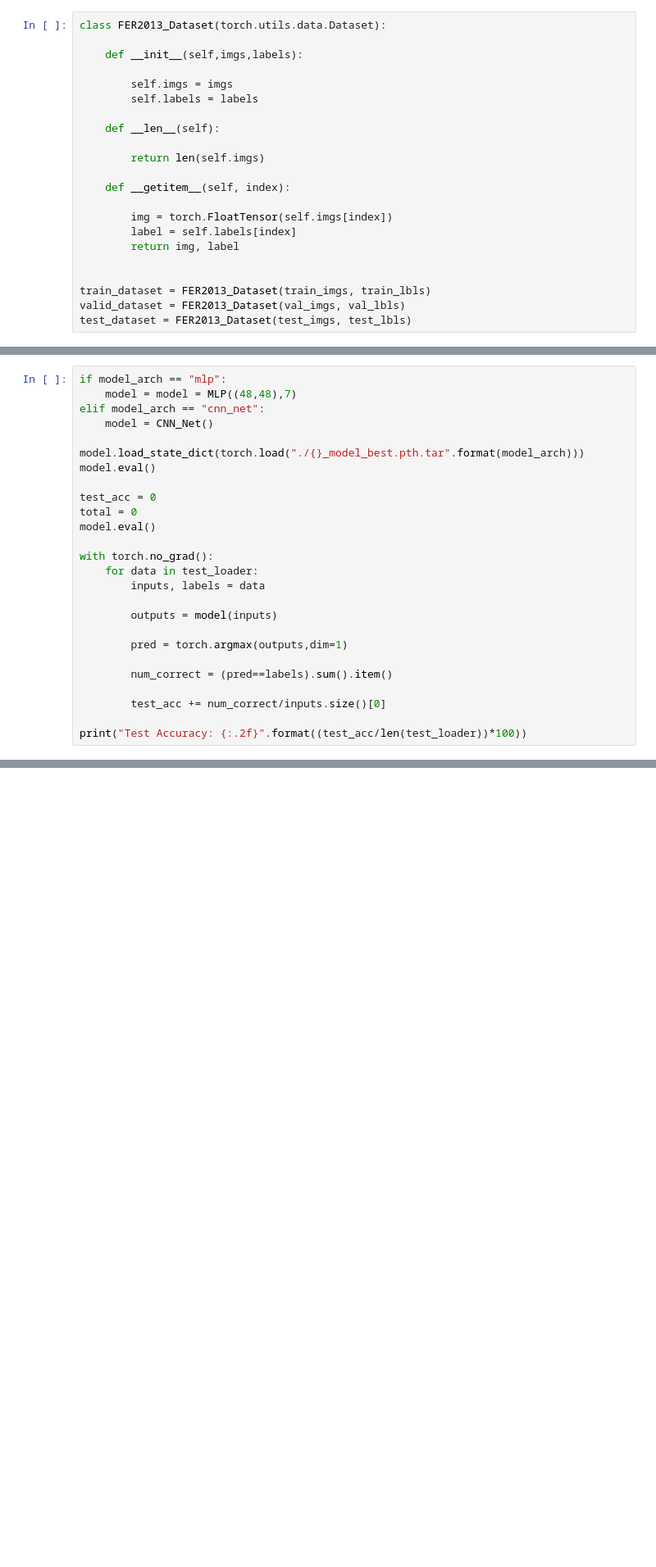
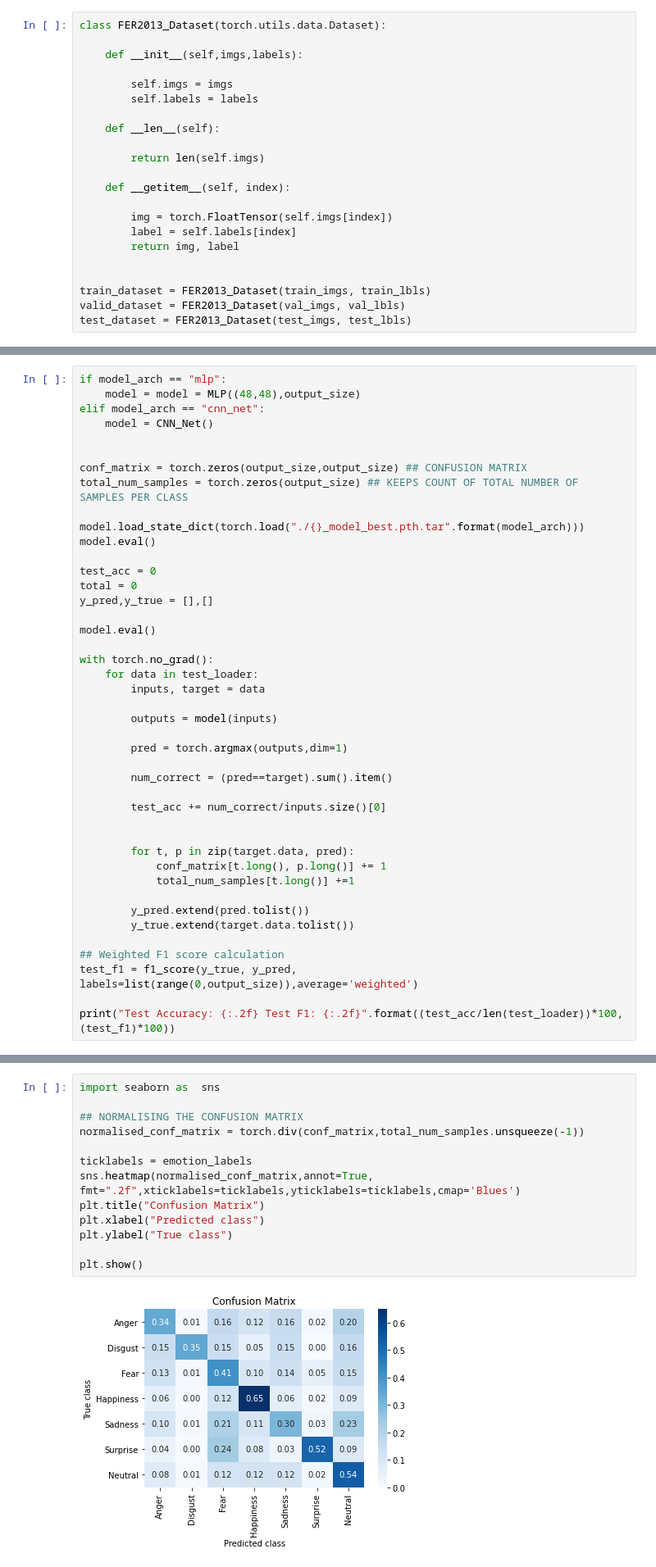
Before and after one commit to varsha33/a_basic_FER_example, a Jupyter notebook: A basic example FER.ipynb, the cells around one changed output, grey strips where cells are left out. Shown at 82% size. Drawn from its saved outputs; the diff is of its cells as text; blank space fills up the shorter version.

Commit message:
Added confusion matrix and more comments

```diff
--- a/A basic example FER.ipynb
+++ b/A basic example FER.ipynb
@@ -268,26 +313,43 @@ for epoch in range(nepoch):  # loop over the dataset multiple times
 # %%
 if model_arch == "mlp":
-    model = model = MLP((48,48),7)
+    model = model = MLP((48,48),output_size)
 elif model_arch == "cnn_net":
     model = CNN_Net()
+
+
+conf_matrix = torch.zeros(output_size,output_size) ## CONFUSION MATRIX
+total_num_samples = torch.zeros(output_size) ## KEEPS COUNT OF TOTAL NUMBER OF SAMPLES PER CLASS
 
 model.load_state_dict(torch.load("./{}_model_best.pth.tar".format(model_arch)))
 model.eval()
 
 test_acc = 0
 total = 0
+y_pred,y_true = [],[]
+
 model.eval()
 
 with torch.no_grad():
     for data in test_loader:
-        inputs, labels = data
+        inputs, target = data
 
         outputs = model(inputs)
 
         pred = torch.argmax(outputs,dim=1)
 
-        num_correct = (pred==labels).sum().item()
+        num_correct = (pred==target).sum().item()
 
         test_acc += num_correct/inputs.size()[0]
 
-print("Test Accuracy: {:.2f}".format((test_acc/len(test_loader))*100))
+
+        for t, p in zip(target.data, pred):
+            conf_matrix[t.long(), p.long()] += 1
+            total_num_samples[t.long()] +=1
+
+        y_pred.extend(pred.tolist())
+        y_true.extend(target.data.tolist())
+
+## Weighted F1 score calculation
+test_f1 = f1_score(y_true, y_pred, labels=list(range(0,output_size)),average='weighted')
+
+print("Test Accuracy: {:.2f} Test F1: {:.2f}".format((test_acc/len(test_loader))*100,(test_f1)*100))
@@ -294,2 +362,17 @@ print("Test Accuracy: {:.2f}".format((test_acc/len(test_loader))*100))
+# %%
+import seaborn as  sns
+
+## NORMALISING THE CONFUSION MATRIX
+normalised_conf_matrix = torch.div(conf_matrix,total_num_samples.unsqueeze(-1))
+
+ticklabels = emotion_labels
+sns.heatmap(normalised_conf_matrix,annot=True, fmt=".2f",xticklabels=ticklabels,yticklabels=ticklabels,cmap='Blues')
+plt.title("Confusion Matrix")
+plt.xlabel("Predicted class")
+plt.ylabel("True class")
+
+plt.show()
+# %% [output]
+[figure, added]
 # %% [markdown]
 ## This performance can be further improved by transfer learning which will be explained in detailed in the upcoming tutorial. Stay tuned !!
```
Also changed, not shown: parts of 18 cells of this notebook.
